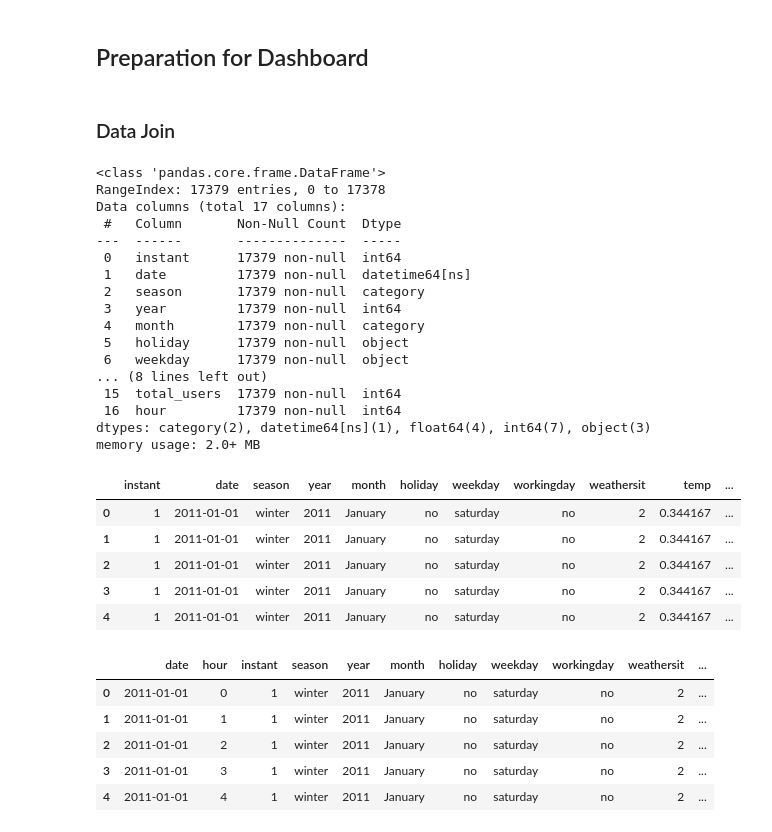
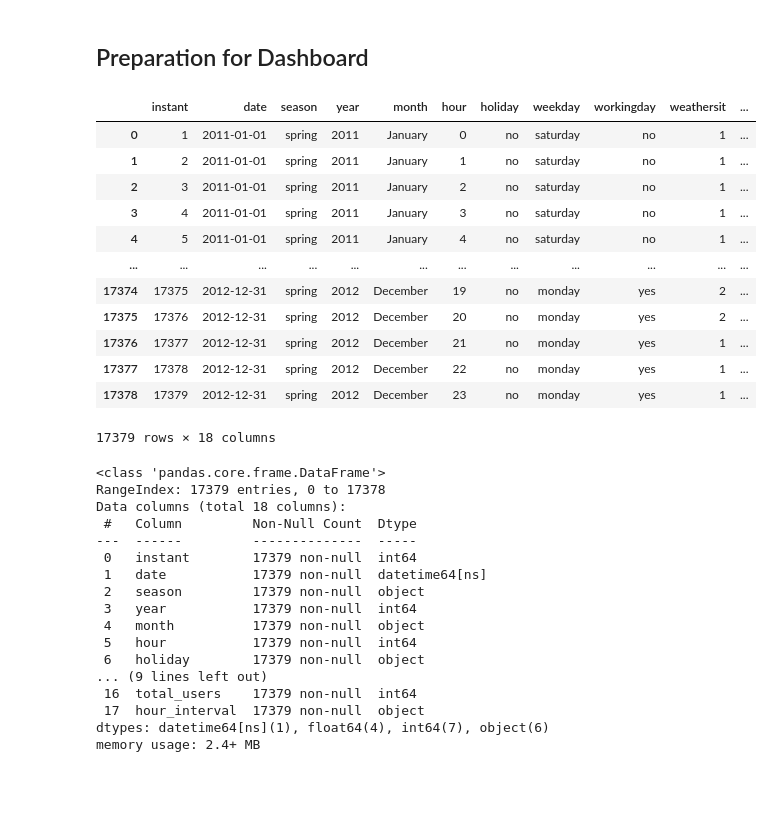
Before and after one commit to Sulbae/Bike-Sharing-Practice, a Jupyter notebook: notebook.ipynb, the cells around one changed output. Drawn from its saved outputs; the diff is of its cells as text; code cells hidden in the pictures; blank space fills up the shorter version.

```diff
--- a/notebook.ipynb
+++ b/notebook.ipynb
@@ -745,5 +745,3 @@ peak_hour_plot
 * __Peak hours__ occured on average between __17:00__ to __19:00__ every day.
 # %% [markdown]
 ## Preparation for Dashboard
-# %% [markdown]
-### Data Join
@@ -756,29 +748,36 @@ all_df = pd.merge(left=daily_dataset_df,
+# %%
+hourly_dataset_df
+# %% [output]
+|  | instant | date | season | year | month | hour | holiday | weekday | workingday | weathersit | ... |
+| 0 | 1 | 2011-01-01 | spring | 2011 | January | 0 | no | saturday | no | 1 | ... |
+| 1 | 2 | 2011-01-01 | spring | 2011 | January | 1 | no | saturday | no | 1 | ... |
+| 2 | 3 | 2011-01-01 | spring | 2011 | January | 2 | no | saturday | no | 1 | ... |
+| 3 | 4 | 2011-01-01 | spring | 2011 | January | 3 | no | saturday | no | 1 | ... |
+| 4 | 5 | 2011-01-01 | spring | 2011 | January | 4 | no | saturday | no | 1 | ... |
+| ... | ... | ... | ... | ... | ... | ... | ... | ... | ... | ... | ... |
+| 17374 | 17375 | 2012-12-31 | spring | 2012 | December | 19 | no | monday | yes | 2 | ... |
+| 17375 | 17376 | 2012-12-31 | spring | 2012 | December | 20 | no | monday | yes | 2 | ... |
+| 17376 | 17377 | 2012-12-31 | spring | 2012 | December | 21 | no | monday | yes | 1 | ... |
+| 17377 | 17378 | 2012-12-31 | spring | 2012 | December | 22 | no | monday | yes | 1 | ... |
+| 17378 | 17379 | 2012-12-31 | spring | 2012 | December | 23 | no | monday | yes | 1 | ... |
+17379 rows × 18 columns
 # %%
-all_df.info()
+hourly_dataset_df.info()
 # %% [output]
 <class 'pandas.core.frame.DataFrame'>
 RangeIndex: 17379 entries, 0 to 17378
-Data columns (total 17 columns):
- #   Column       Non-Null Count  Dtype
----  ------       --------------  -----
- 0   instant      17379 non-null  int64
- 1   date         17379 non-null  datetime64[ns]
- 2   season       17379 non-null  category
- 3   year         17379 non-null  int64
- 4   month        17379 non-null  category
- 5   holiday      17379 non-null  object
- 6   weekday      17379 non-null  object
-... (8 lines left out)
- 15  total_users  17379 non-null  int64
- 16  hour         17379 non-null  int64
-dtypes: category(2), datetime64[ns](1), float64(4), int64(7), object(3)
-memory usage: 2.0+ MB
+Data columns (total 18 columns):
+ #   Column         Non-Null Count  Dtype
+---  ------         --------------  -----
+ 0   instant        17379 non-null  int64
+ 1   date           17379 non-null  datetime64[ns]
+ 2   season         17379 non-null  object
+ 3   year           17379 non-null  int64
+ 4   month          17379 non-null  object
+ 5   hour           17379 non-null  int64
+ 6   holiday        17379 non-null  object
+... (9 lines left out)
+ 16  total_users    17379 non-null  int64
+ 17  hour_interval  17379 non-null  object
+dtypes: datetime64[ns](1), float64(4), int64(7), object(6)
+memory usage: 2.4+ MB
-# %%
-all_df.head()
-# %% [output]
-|  | instant | date | season | year | month | holiday | weekday | workingday | weathersit | temp | ... |
-| 0 | 1 | 2011-01-01 | winter | 2011 | January | no | saturday | no | 2 | 0.344167 | ... |
-| 1 | 1 | 2011-01-01 | winter | 2011 | January | no | saturday | no | 2 | 0.344167 | ... |
-| 2 | 1 | 2011-01-01 | winter | 2011 | January | no | saturday | no | 2 | 0.344167 | ... |
-| 3 | 1 | 2011-01-01 | winter | 2011 | January | no | saturday | no | 2 | 0.344167 | ... |
-| 4 | 1 | 2011-01-01 | winter | 2011 | January | no | saturday | no | 2 | 0.344167 | ... |
@@ -787,11 +784,2 @@ all_df = all_df[['date', 'hour'] + [col for col in all_df.columns if col not in
-# %%
-all_df.head()
-# %% [output]
-|  | date | hour | instant | season | year | month | holiday | weekday | workingday | weathersit | ... |
-| 0 | 2011-01-01 | 0 | 1 | winter | 2011 | January | no | saturday | no | 2 | ... |
-| 1 | 2011-01-01 | 1 | 1 | winter | 2011 | January | no | saturday | no | 2 | ... |
-| 2 | 2011-01-01 | 2 | 1 | winter | 2011 | January | no | saturday | no | 2 | ... |
-| 3 | 2011-01-01 | 3 | 1 | winter | 2011 | January | no | saturday | no | 2 | ... |
-| 4 | 2011-01-01 | 4 | 1 | winter | 2011 | January | no | saturday | no | 2 | ... |
 # %%
 # save to csv file
```
Also changed, not shown: parts of 3 cells of this notebook, 2 other files.
